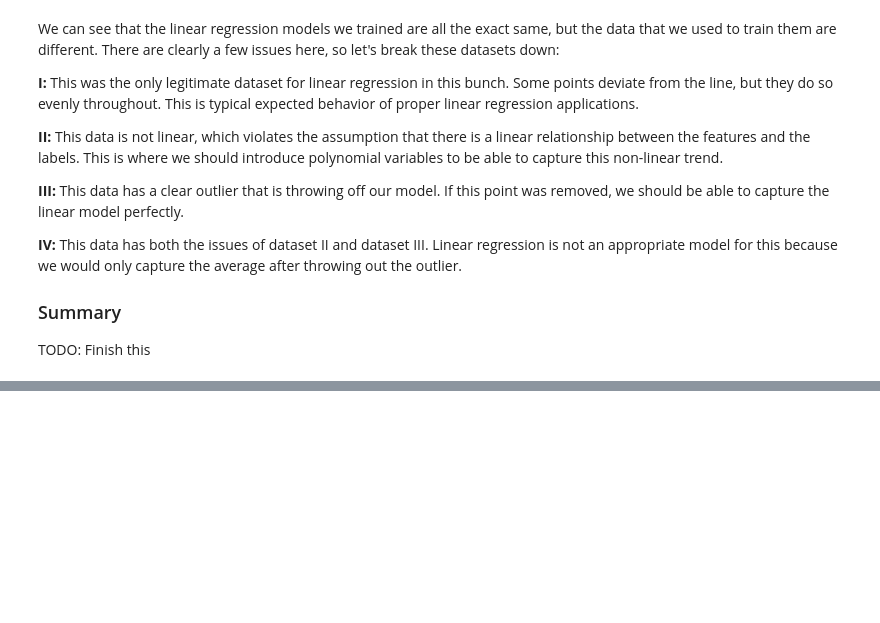
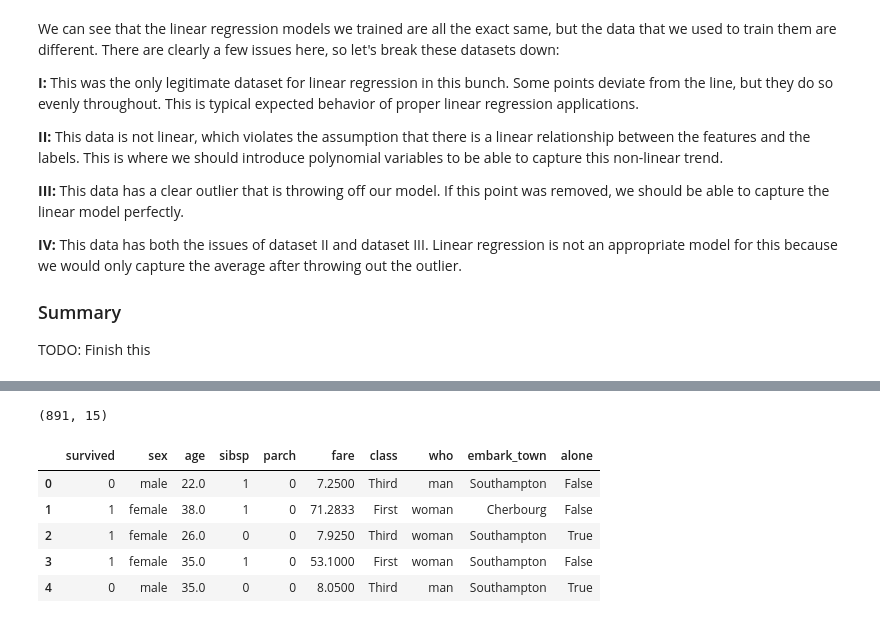
Before and after one commit to JeffMacaluso/Talks, a Jupyter notebook: TheMostImportantModels/TheMostImportantModels.ipynb, the cells around one changed output, grey strips where cells are left out. Saved outputs shown, nothing was run; the diff lists cells and outputs as text; code cells hidden in the pictures; blank space fills up the shorter version.

```diff
--- a/TheMostImportantModels/TheMostImportantModels.ipynb
+++ b/TheMostImportantModels/TheMostImportantModels.ipynb
@@ -293,3 +291,26 @@ TODO: Talk about -
 - Con: Prone to overfitting
 
 <img src="https://clearpredictions.com/Images/tree-infographic.png" width="1200">
+# %%
+# Loading the dataset
+df = sns.load_dataset('titanic')
+print(df.shape)
+
+# Removing redundant columns
+df.drop(['embarked', 'alive', 'pclass', 'adult_male'], axis=1, inplace=True)
+
+# Handling missing values
+df.drop('deck', axis=1, inplace=True)  # Dropping since most observations are missing
+df.fillna(df.mean(), axis=0, inplace=True)  # All numerical columns
+df['embark_town'].fillna(df['embark_town'].mode()[0], inplace=True)  # Categorical column with text
+
+# Previewing the data frame
+df.head()
+# %% [output]
+(891, 15)
+|  | survived | sex | age | sibsp | parch | fare | class | who | embark_town | alone |
+| 0 | 0 | male | 22.0 | 1 | 0 | 7.2500 | Third | man | Southampton | False |
+| 1 | 1 | female | 38.0 | 1 | 0 | 71.2833 | First | woman | Cherbourg | False |
+| 2 | 1 | female | 26.0 | 0 | 0 | 7.9250 | Third | woman | Southampton | True |
+| 3 | 1 | female | 35.0 | 1 | 0 | 53.1000 | First | woman | Southampton | False |
+| 4 | 0 | male | 35.0 | 0 | 0 | 8.0500 | Third | man | Southampton | True |
```
Also changed, not shown: parts of 18 cells of this notebook.
